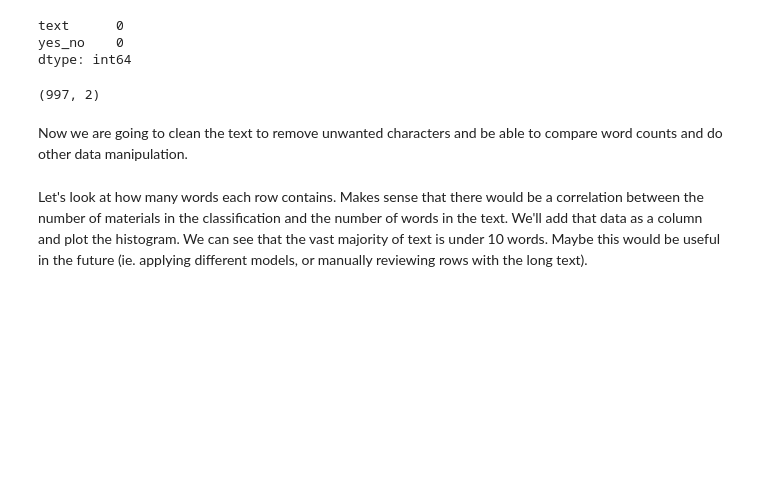
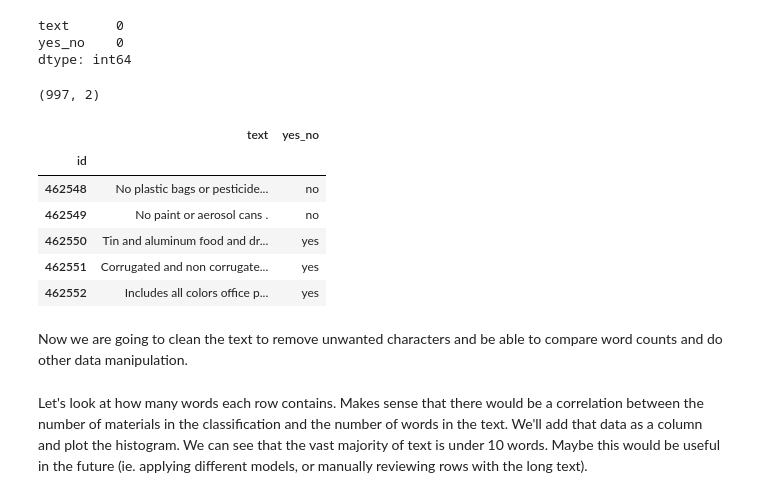
Before and after one commit to nicolascarva/Recycling-Partnership-Takehome, a Jupyter notebook: takehome.ipynb, the cells around one changed output. Saved outputs shown, nothing was run; the diff lists cells and outputs as text; code cells hidden in the pictures; blank space fills up the shorter version.

```diff
--- a/takehome.ipynb
+++ b/takehome.ipynb
@@ -120,6 +169,16 @@ dtype: int64
 df.shape
 # %% [output]
 (997, 2)
+# %%
+df.head()
+# %% [output]
+|  | text | yes_no |
+| id |  |  |
+| 462548 | No plastic bags or pesticide... | no |
+| 462549 | No paint or aerosol cans . | no |
+| 462550 | Tin and aluminum food and dr... | yes |
+| 462551 | Corrugated and non corrugate... | yes |
+| 462552 | Includes all colors office p... | yes |
 # %% [markdown]
 Now we are going to clean the text to remove unwanted characters and be able to compare word counts and do other data manipulation.
 # %%
```
Also changed, not shown: parts of 31 cells of this notebook, 1 other file.
